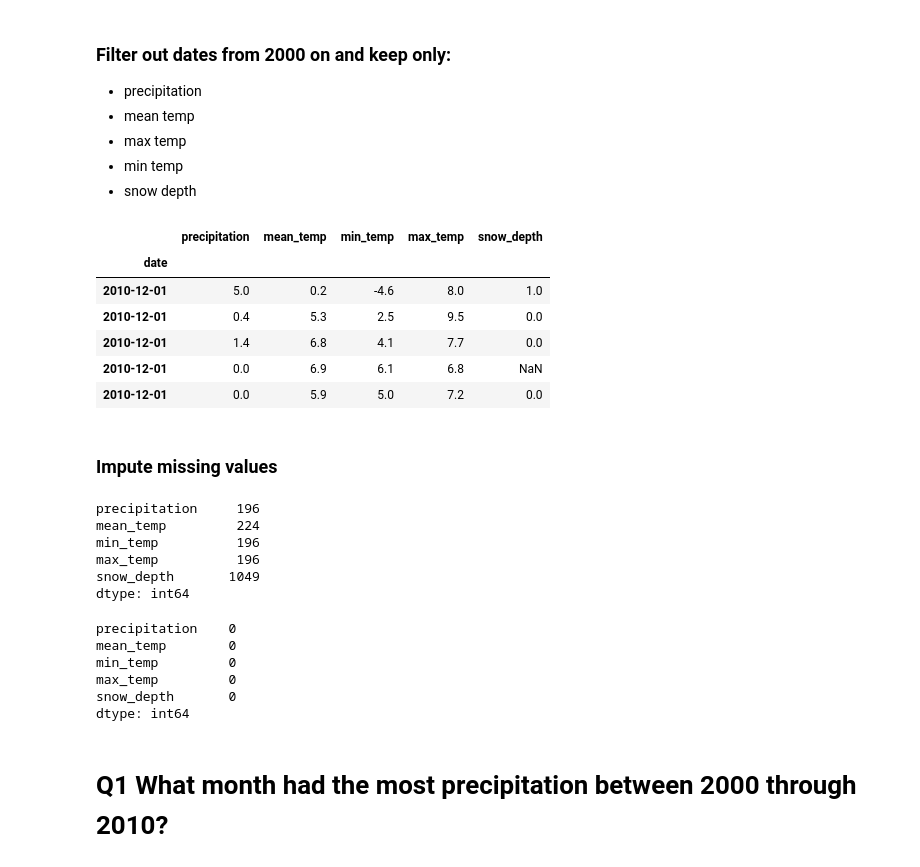
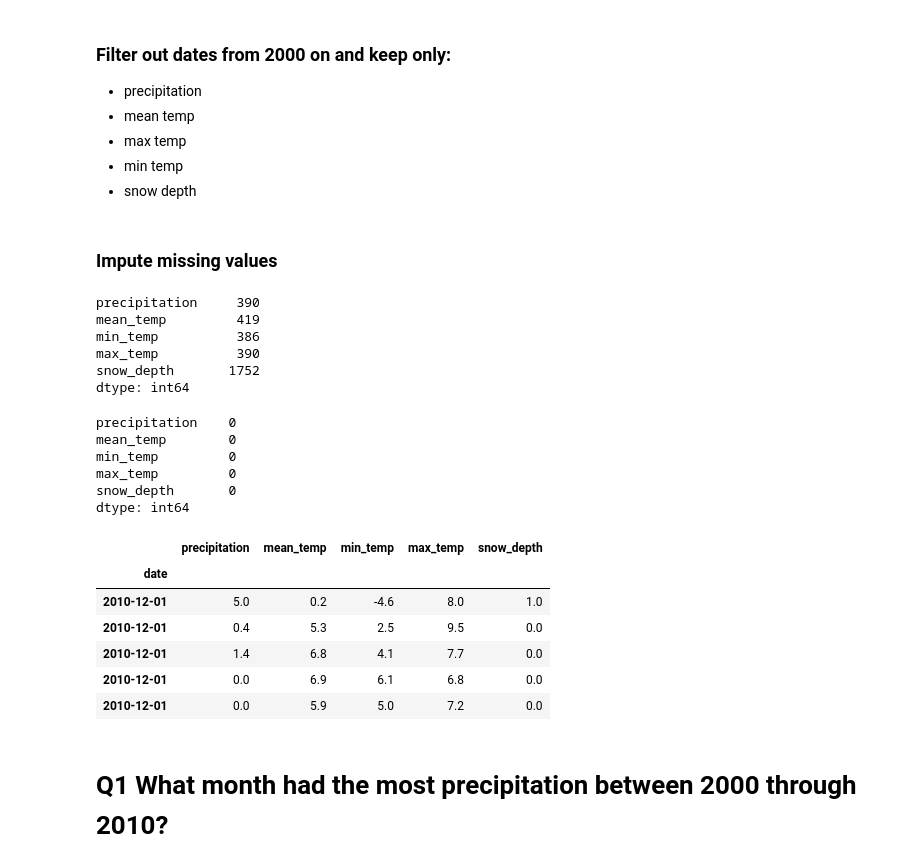
Before and after one commit to SeeBee8/Resampling, a Jupyter notebook: Resampling.ipynb, the cells around one changed output. Cells and saved outputs as stored; diff of their text form; code cells hidden in the pictures.

```diff
--- a/Resampling.ipynb
+++ b/Resampling.ipynb
@@ -66,26 +67,15 @@ To = "20101231"
 dff= df.copy()
 dff=dff.loc[:,['precipitation', 'mean_temp', 'min_temp', 'max_temp', 'snow_depth']]
-# %%
-dff=dff.loc['20000101':"20101231"]
-dff.tail()
-# %% [output]
-|  | precipitation | mean_temp | min_temp | max_temp | snow_depth |
-| date |  |  |  |  |  |
-| 2010-12-01 | 5.0 | 0.2 | -4.6 | 8.0 | 1.0 |
-| 2010-12-01 | 0.4 | 5.3 | 2.5 | 9.5 | 0.0 |
-| 2010-12-01 | 1.4 | 6.8 | 4.1 | 7.7 | 0.0 |
-| 2010-12-01 | 0.0 | 6.9 | 6.1 | 6.8 | NaN |
-| 2010-12-01 | 0.0 | 5.9 | 5.0 | 7.2 | 0.0 |
 # %% [markdown]
 ### Impute missing values
 # %%
 dff.isna().sum()
 # %% [output]
-precipitation     196
-mean_temp         224
-min_temp          196
-max_temp          196
-snow_depth       1049
+precipitation     390
+mean_temp         419
+min_temp          386
+max_temp          390
+snow_depth       1752
 dtype: int64
 # %%
 #interpolate temperature measures
@@ -110,3 +98,14 @@ temp= dff.copy()
+# %%
+temp=dff.loc['20000101':"20101231"]
+temp.tail()
+# %% [output]
+|  | precipitation | mean_temp | min_temp | max_temp | snow_depth |
+| date |  |  |  |  |  |
+| 2010-12-01 | 5.0 | 0.2 | -4.6 | 8.0 | 1.0 |
+| 2010-12-01 | 0.4 | 5.3 | 2.5 | 9.5 | 0.0 |
+| 2010-12-01 | 1.4 | 6.8 | 4.1 | 7.7 | 0.0 |
+| 2010-12-01 | 0.0 | 6.9 | 6.1 | 6.8 | 0.0 |
+| 2010-12-01 | 0.0 | 5.9 | 5.0 | 7.2 | 0.0 |
 # %% [markdown]
 # Q1 What month had the most precipitation between 2000 through 2010?
 # %%
```
Also changed, not shown: parts of 6 cells of this notebook.
